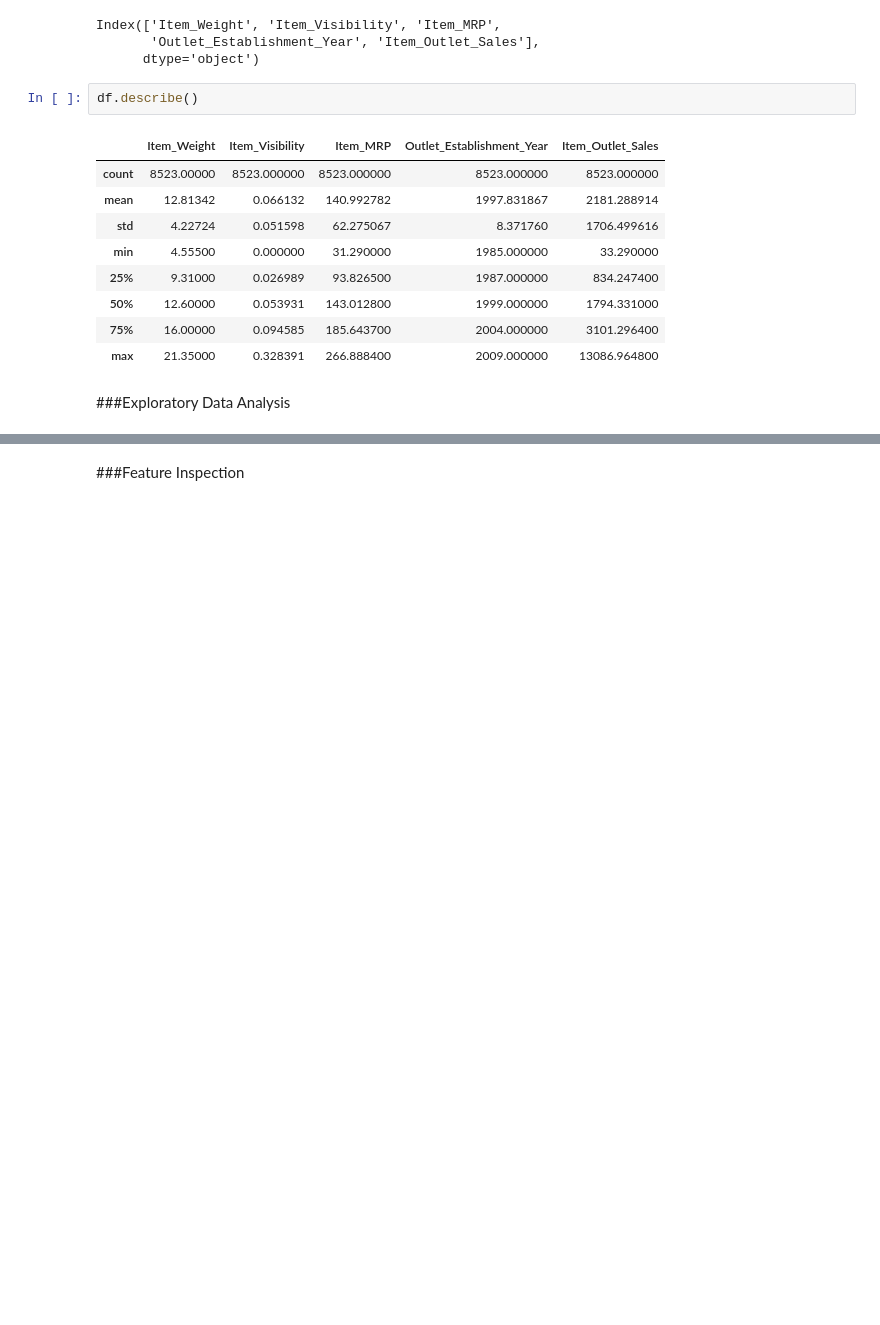
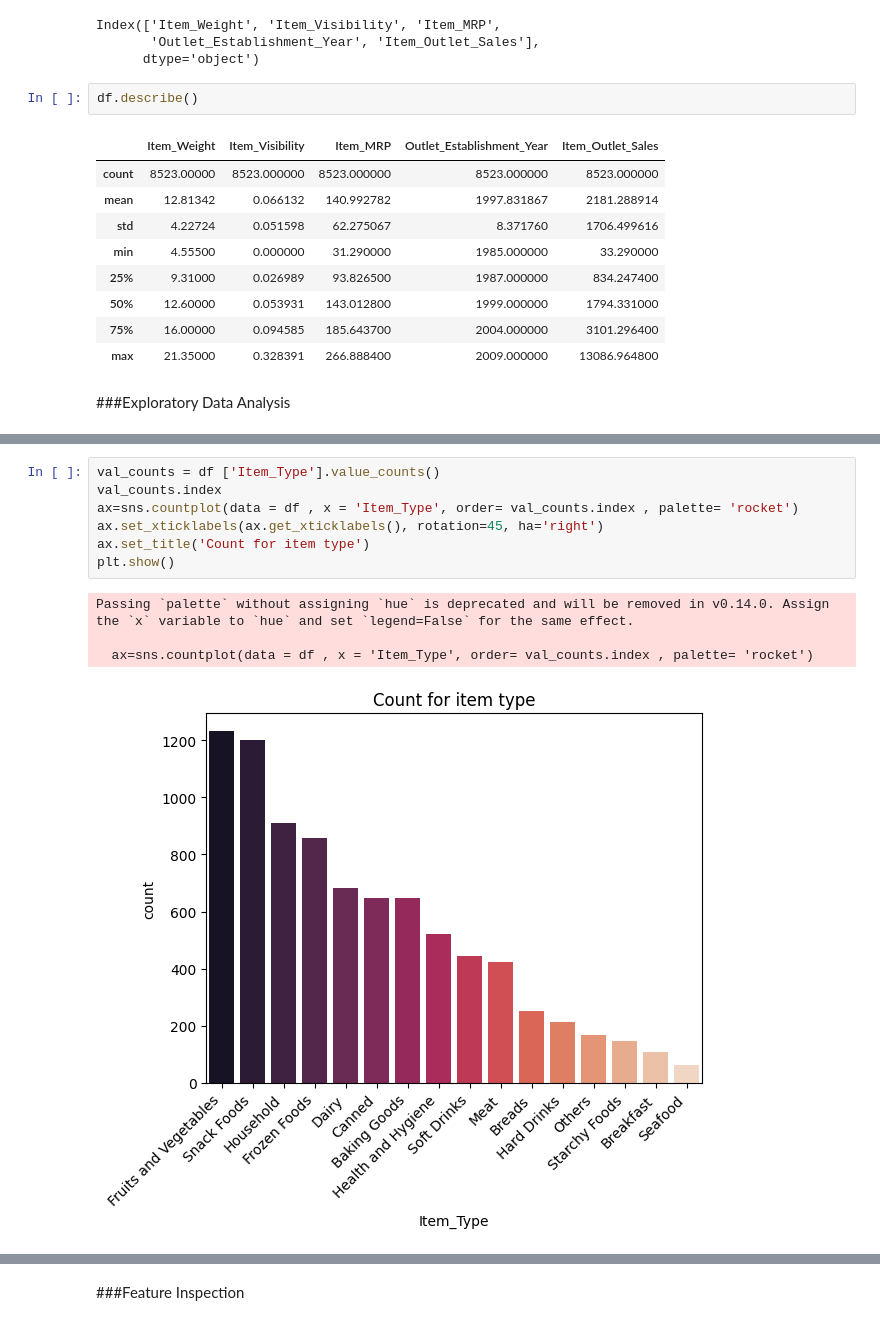
Before and after one commit to Farah-Saleem91/Prediction-of-product-sales, a Jupyter notebook: Copy_of_prediction_of_product_sales.ipynb, the cells around one changed output, grey strips where cells are left out. Cells and saved outputs as stored; diff of their text form; blank space fills up the shorter version.

```diff
--- a/Copy_of_prediction_of_product_sales.ipynb
+++ b/Copy_of_prediction_of_product_sales.ipynb
@@ -251,0 +283,12 @@ df.describe()
+# %%
+val_counts = df ['Item_Type'].value_counts()
+val_counts.index
+ax=sns.countplot(data = df , x = 'Item_Type', order= val_counts.index , palette= 'rocket')
+ax.set_xticklabels(ax.get_xticklabels(), rotation=45, ha='right')
+ax.set_title('Count for item type')
+plt.show()
+# %% [output]
+Passing `palette` without assigning `hue` is deprecated and will be removed in v0.14.0. Assign the `x` variable to `hue` and set `legend=False` for the same effect.
+
+  ax=sns.countplot(data = df , x = 'Item_Type', order= val_counts.index , palette= 'rocket')
+[figure, added]
```
Also changed, not shown: parts of 8 cells of this notebook.
